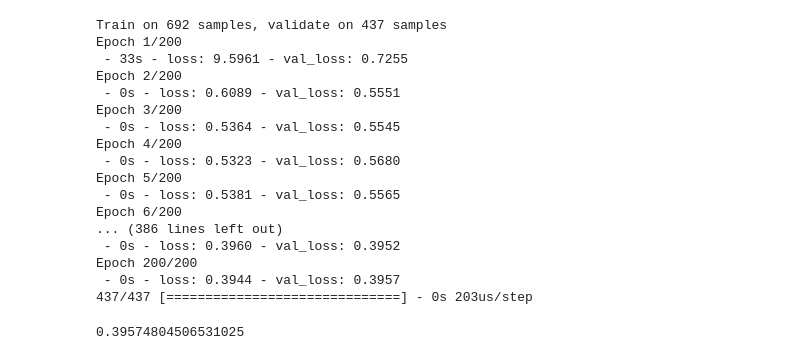
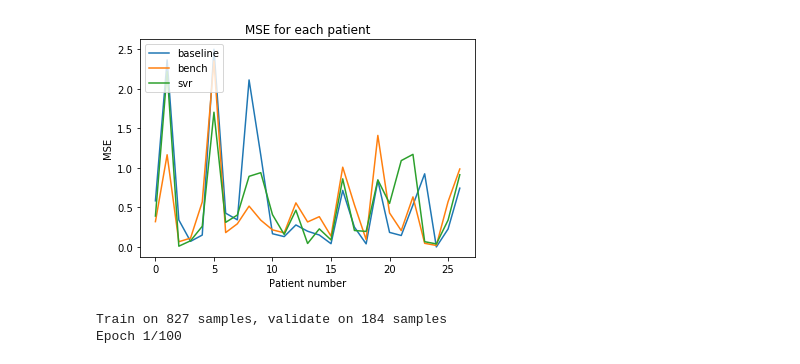
Before and after one commit to Dragobloody/MoodPrediction, a Jupyter notebook: Notebook.ipynb, the cells around one changed output. Cells and saved outputs as stored; diff of their text form; code cells hidden in the pictures.

Commit message:
Final, proper notebook, some results and a bit of refactoring

```diff
--- a/Notebook.ipynb
+++ b/Notebook.ipynb
@@ -171,0 +99,3 @@ X_train_all.shape
+# %%
+avg_X_train, avg_X_test = map(tt.average_timesteps, [X_train, X_test])
+reshaped_X_train, reshaped_X_test = map(tt.flatten_timesteps, [X_train, X_test])
@@ -171,0 +149,31 @@ X_train_all.shape
+# %%
+def run_algorithm(algorithm, X_train, Y_train, X_test, Y_test,
+                  X_train_all, Y_train_all, X_test_all, Y_test_all,
+                  ids, bench_predictions, per_patient_only=False):
+    svr_predictions = tt.regression(algorithm,
+                                    X_train, Y_train, X_test,
+                                    X_train_all, Y_train_all, X_test_all,
+                                    ids,
+                                    per_patient_only=per_patient_only)
+    svr, svr_all = tt.prediction_stats(svr_predictions, Y_test,Y_test_all,ids, per_patient_only=per_patient_only)
+#     weights=[x.shape[0] for x in X_test_orig.values()]
+#     svr,_=lstm_predictions([svr_predictions['all'],0],Y_test)
+    svr_avg = np.average(svr, weights=weights)
+    results=f'''
+    Benchmark average: {bench_avg}
+    Benchmark all: {bench_all}
+    Baseline average: {baseline_avg}
+    Baseline all: {baseline_all}
+    SVM average: {svr_avg}
+    SVM all: {svr_all}
+    T-Test average: {ttest_rel(bench, svr)}
+    T-Test average: {ttest_rel(baseline, svr)}
+    R^2 avg: {1-(svr_avg/baseline_avg)}
+    R^2 all: {1-(svr_all/baseline_all)}'''
+    print(results)
+    with open(f'results/svr-{dataset}-{period}.txt', 'w') as f: f.write(results)
+    return bench, svr
+
+bench, svr = run_algorithm(algorithm, avg_X_train, Y_train, avg_X_test, Y_test,
+              avg_X_train_all, Y_train_all, avg_X_test_all, Y_test_all,
+              ids, bench_predictions, per_patient_only=False)
@@ -171,0 +191,13 @@ X_train_all.shape
+# %%
+plt.figure()
+plt.plot(baseline, label = 'baseline')
+plt.plot(bench, label = 'bench')
+plt.plot(svr, label = 'svr')
+plt.title('MSE for each patient')
+plt.xlabel("Patient number")
+plt.ylabel("MSE")
+plt.legend(loc='upper left')
+plt.savefig(f'results/svr-{dataset}-{period}.png')
+plt.show()
+# %% [output]
+[figure, added]
@@ -172,21 +240,5 @@ X_train_all.shape
 # %%
-tt.lstm(X_train_all, Y_train_all, X_test_all, Y_test_all)
+model, preds = lstm(X_train_all, Y_train_all, X_test_all, Y_test_all, f'lstm_model_{dataset}_{period}.hdf5')
 # %% [output]
-Train on 692 samples, validate on 437 samples
-Epoch 1/200
- - 33s - loss: 9.5961 - val_loss: 0.7255
-Epoch 2/200
- - 0s - loss: 0.6089 - val_loss: 0.5551
-Epoch 3/200
- - 0s - loss: 0.5364 - val_loss: 0.5545
-Epoch 4/200
- - 0s - loss: 0.5323 - val_loss: 0.5680
-Epoch 5/200
- - 0s - loss: 0.5381 - val_loss: 0.5565
-Epoch 6/200
-... (386 lines left out)
- - 0s - loss: 0.3960 - val_loss: 0.3952
-Epoch 200/200
- - 0s - loss: 0.3944 - val_loss: 0.3957
-437/437 [==============================] - 0s 203us/step
+Train on 827 samples, validate on 184 samples
+Epoch 1/100
-0.39574804506531025
```
Also changed, not shown: parts of 30 cells of this notebook, 23 other files.
